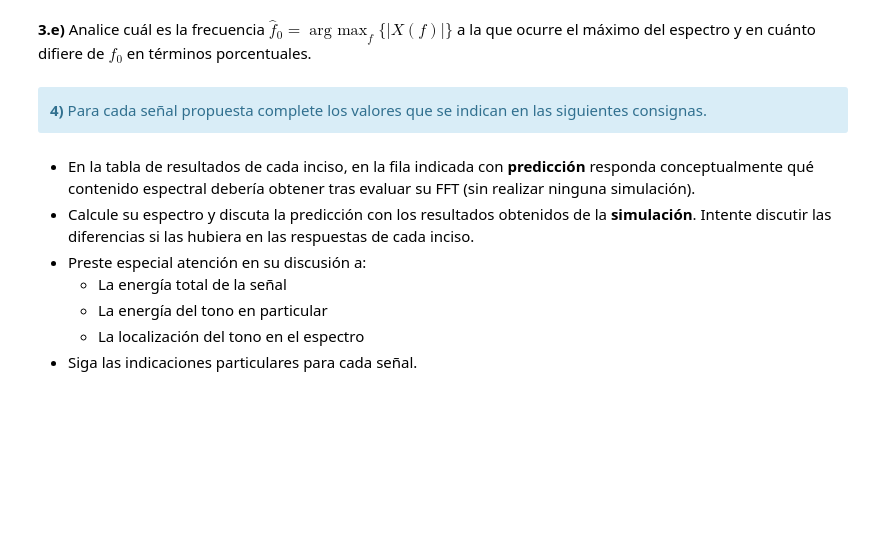
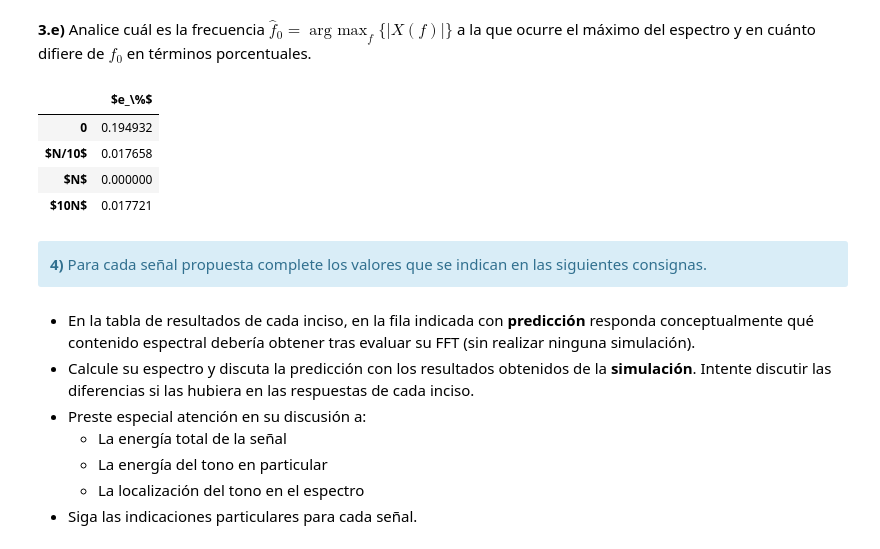
Before and after one commit to pslavkin/mse_15psf, a Jupyter notebook: TP1 - Muestreo de señales - Forurier.ipynb, the cells around one changed output. Cells and saved outputs as stored; diff of their text form; code cells hidden in the pictures; blank space fills up the shorter version.

```diff
--- a/TP1 - Muestreo de señales - Forurier.ipynb
+++ b/TP1 - Muestreo de señales - Forurier.ipynb
@@ -575,3 +541,48 @@ HTML(df.to_html())
+# %%
+#######################################
+# Tu simulación que genere resultados #
+#######################################
+
+import matplotlib.pyplot as plt
+import numpy as np
+from plotter import *
+from signal_generator import *
+from dft import *
+
+N  = 1024
+fs = 1024
+a0 = 1
+p0 = 0
+f0 = fs//4
+
+D=0.5
+dft_c  = dft_class              (     )
+sg     = signal_generator_class (     )
+ZZeros = [0,N//10,N,N*10]
+graph  = 0;
+ans    = np.zeros(4)
+
+
+for zz in ZZeros :
+    signal ,time  = sg.signal_sin_zero_padded ( fs ,f0+D ,a0 ,N ,p0, zz)
+    fft    ,freq  = dft_c.abs( fs ,N+zz  ,signal    );
+    ans[graph]    = np.abs((dft_c.max_bin(fs, fft)-(f0+D)))*100/(f0+D)
+    graph        += 1
+
+tus_resultados = ans
+
+df = DataFrame(tus_resultados, columns=['$e_\%$'],
+               index=['0',
+                      '$N/10$',
+                      '$N$',
+                      '$10N$'])
+HTML(df.to_html())
+# %% [output]
+|  | $e_\%$ |
+| 0 | 0.194932 |
+| $N/10$ | 0.017658 |
+| $N$ | 0.000000 |
+| $10N$ | 0.017721 |
 # %% [markdown]
 <div class="alert alert-block alert-info">
 <b>4)</b>
```
Also changed, not shown: parts of 23 cells of this notebook, 7 other files.
